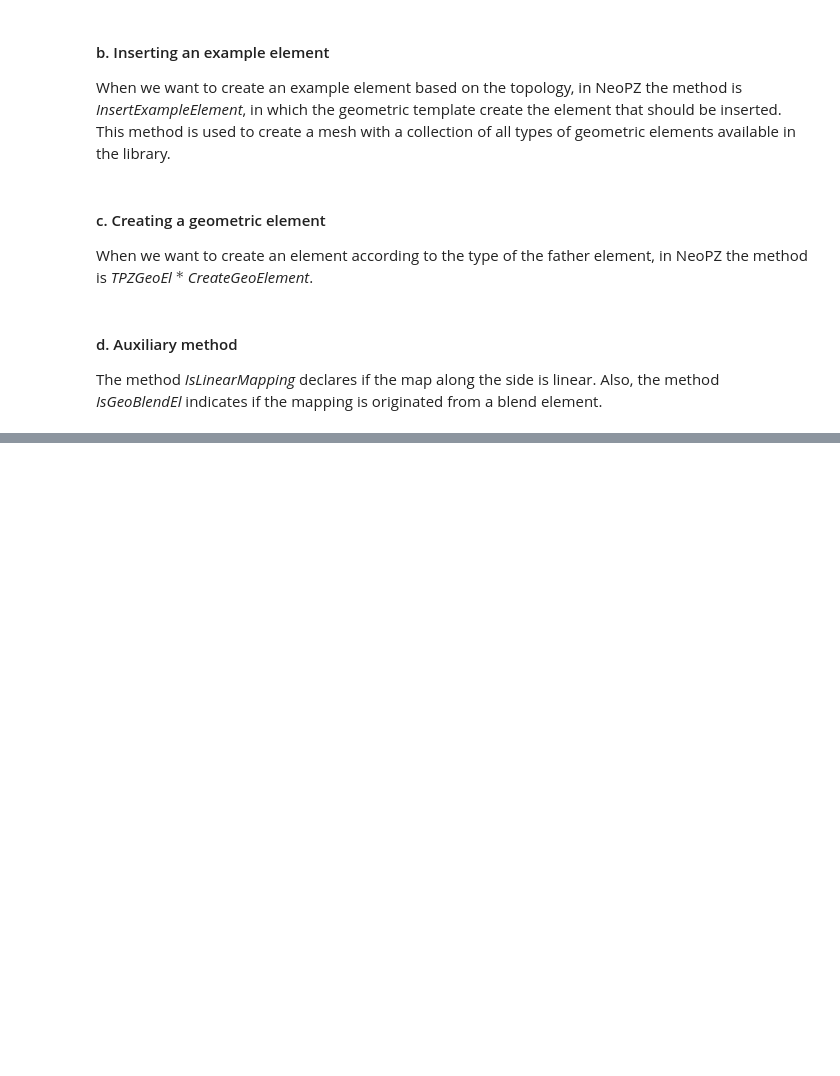
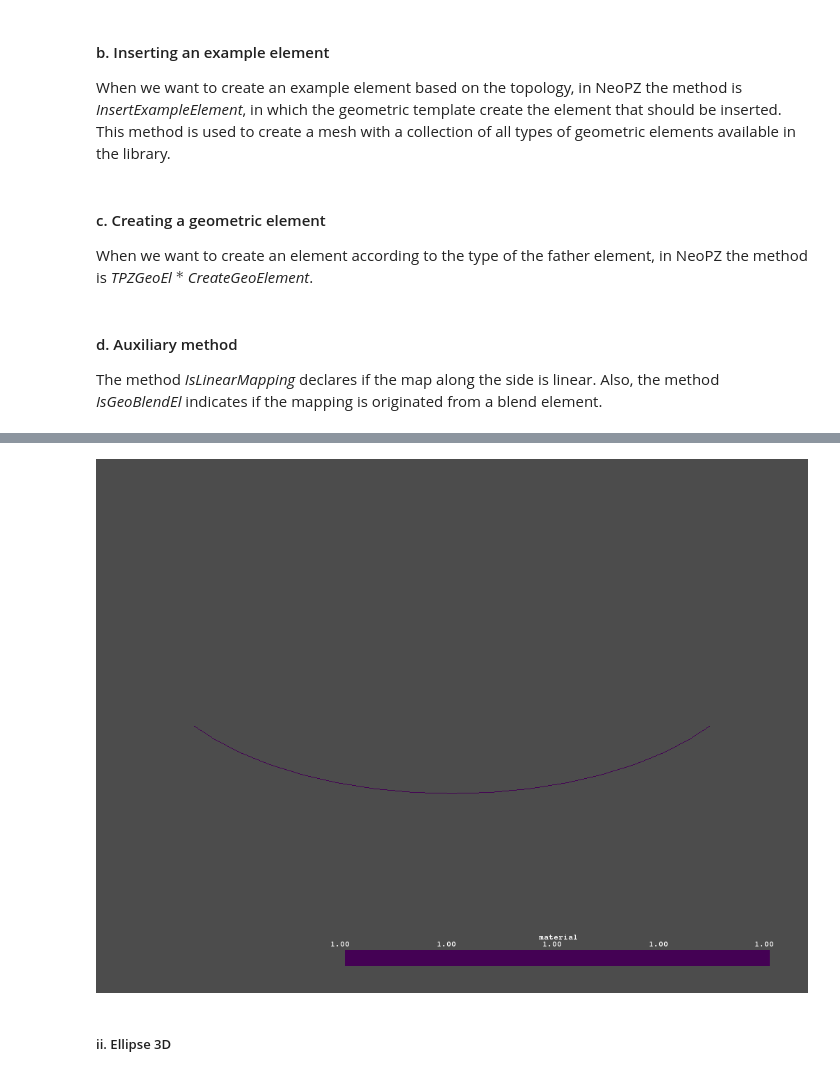
Before and after one commit to karolinneoc/JupyterNeoPZ, a Jupyter notebook: Geometry.ipynb, the cells around one changed output, grey strips where cells are left out. Saved outputs shown, nothing was run; the diff lists cells and outputs as text; code cells hidden in the pictures; blank space fills up the shorter version.

Commit message:
Small changes in plot and refinement patterns were added.

```diff
--- a/Geometry.ipynb
+++ b/Geometry.ipynb
@@ -81,0 +115,15 @@ Also, the method *IsGeoBlendEl* indicates if the mapping is originated from a bl
+# %%
+import pyvista as pv
+
+def plotarc3D():
+    name_of_file = 'SpecialMaps/Arc3D.vtk'
+    mesh = pv.UnstructuredGrid(name_of_file)
+
+    # First a default plot with jet colormap
+    p = pv.Plotter()
+    # Add the data, use active scalar for coloring, and show the scalar bar
+    p.add_mesh(mesh)
+    # Display the scene
+    p.show(use_panel=False)
+
+hide_toggle()
@@ -81,0 +132,6 @@ Also, the method *IsGeoBlendEl* indicates if the mapping is originated from a bl
+# %%
+plotarc3D()
+# %% [output]
+[figure, added]
+# %% [markdown]
+##### ii. Ellipse 3D
```
Also changed, not shown: parts of 40 cells of this notebook, 2 other files.
